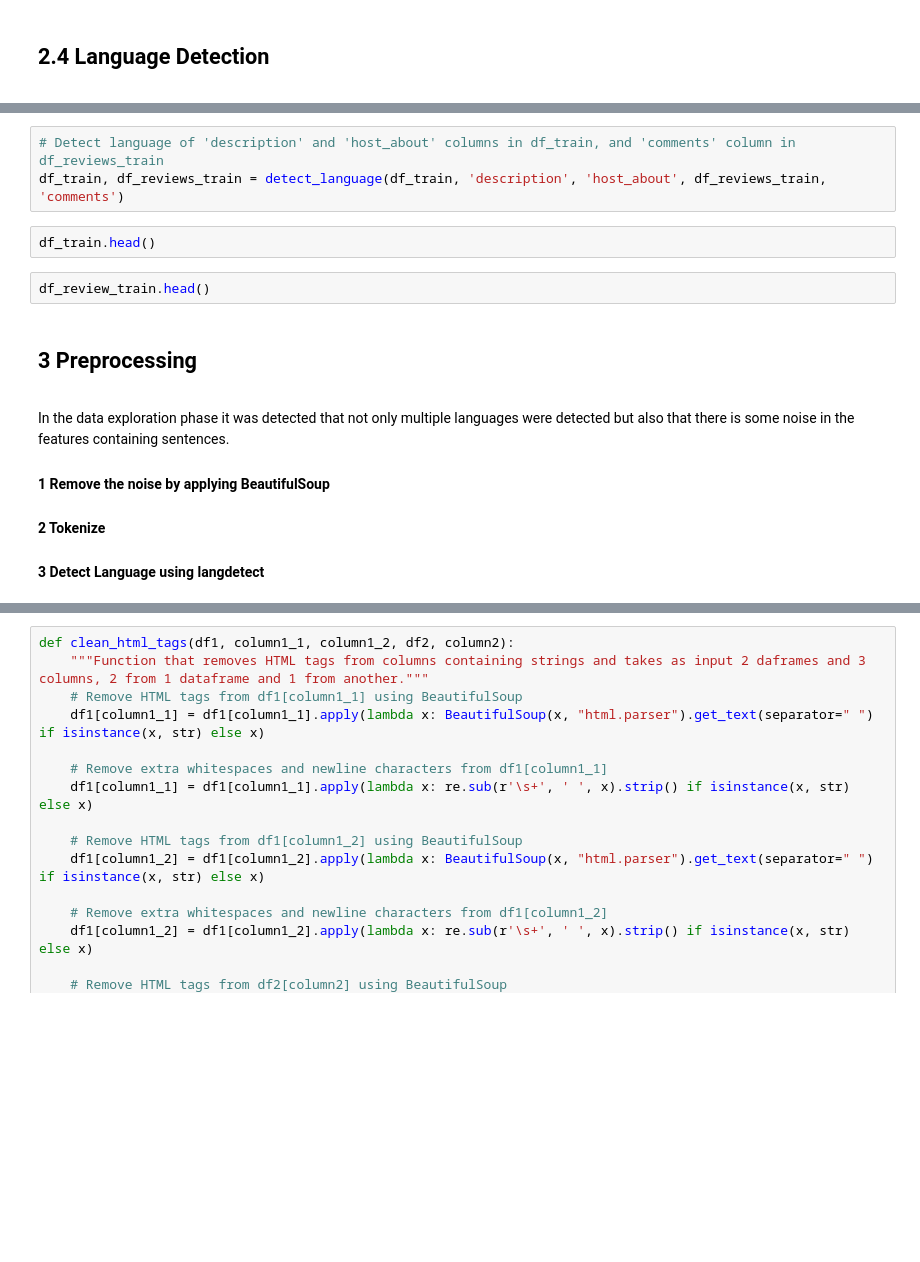
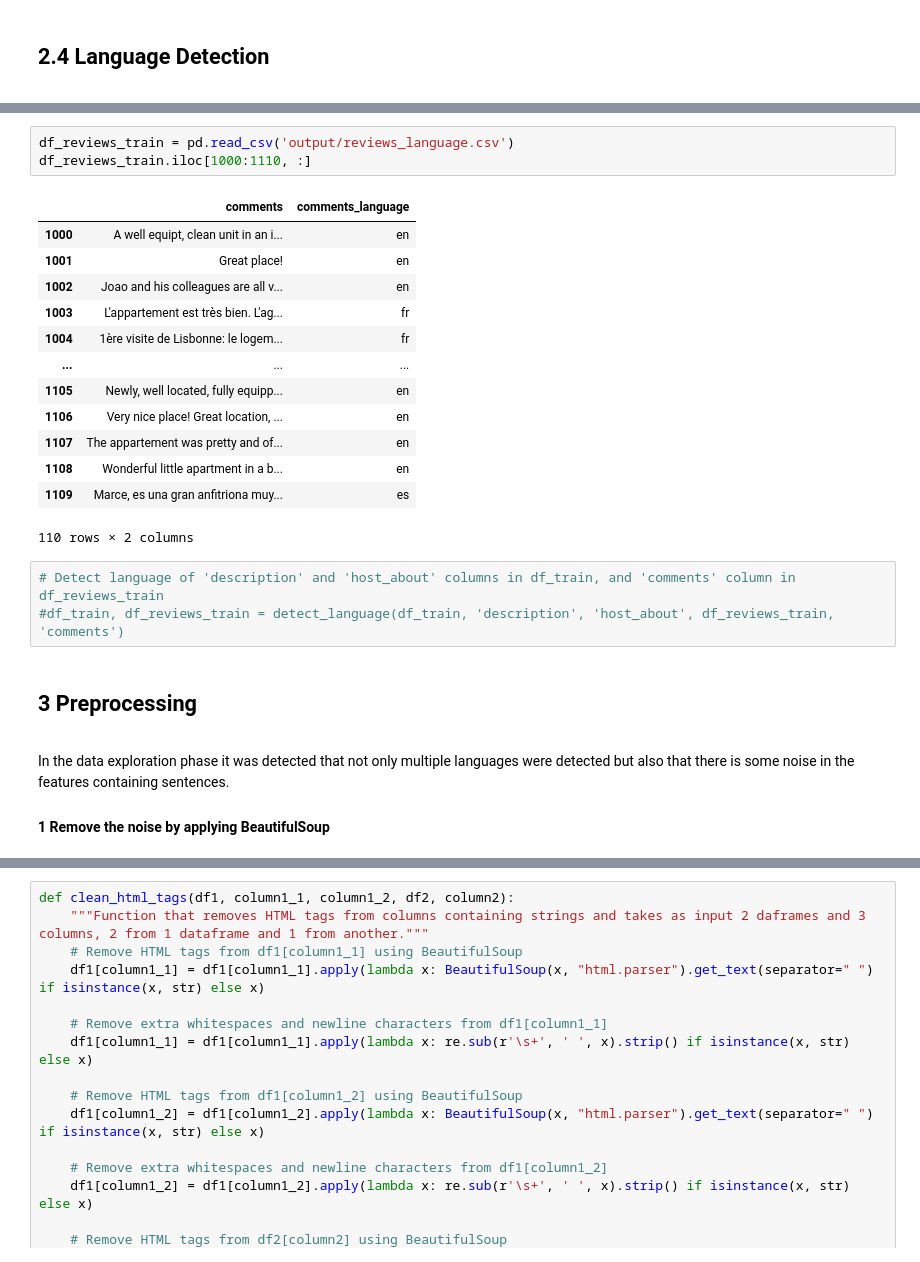
Before and after one commit to iryna-savchuk/TM_project, a Jupyter notebook: EDA.ipynb, the cells around one changed output, grey strips where cells are left out. Saved outputs shown, nothing was run; the diff lists cells and outputs as text; blank space fills up the shorter version.

```diff
--- a/EDA.ipynb
+++ b/EDA.ipynb
@@ -382,10 +431,23 @@ def detect_language(df1, column1_1, column1_2, df2, column2):
+# %%
+df_reviews_train = pd.read_csv('output/reviews_language.csv')
+df_reviews_train.iloc[1000:1110, :]
+# %% [output]
+|  | comments | comments_language |
+| 1000 | A well equipt, clean unit in an i... | en |
+| 1001 | Great place! | en |
+| 1002 | Joao and his colleagues are all v... | en |
+| 1003 | L'appartement est très bien. L'ag... | fr |
+| 1004 | 1ère visite de Lisbonne: le logem... | fr |
+| ... | ... | ... |
+| 1105 | Newly, well located, fully equipp... | en |
+| 1106 | Very nice place! Great location, ... | en |
+| 1107 | The appartement was pretty and of... | en |
+| 1108 | Wonderful little apartment in a b... | en |
+| 1109 | Marce, es una gran anfitriona muy... | es |
+110 rows × 2 columns
 # %%
 # Detect language of 'description' and 'host_about' columns in df_train, and 'comments' column in df_reviews_train
-df_train, df_reviews_train = detect_language(df_train, 'description', 'host_about', df_reviews_train, 'comments')
+#df_train, df_reviews_train = detect_language(df_train, 'description', 'host_about', df_reviews_train, 'comments')
-# %%
-df_train.head()
-# %%
-df_review_train.head()
 # %% [markdown]
 <a class="anchor" id="VIZ">
 
@@ -395,5 +457,3 @@ df_review_train.head()
 # %% [markdown]
 In the data exploration phase it was detected that not only multiple languages were detected but also that there is some noise in the features containing sentences.
 #### 1 Remove the noise by applying BeautifulSoup
-#### 2 Tokenize
-#### 3 Detect Language using langdetect
```
Also changed, not shown: parts of 16 cells of this notebook.
